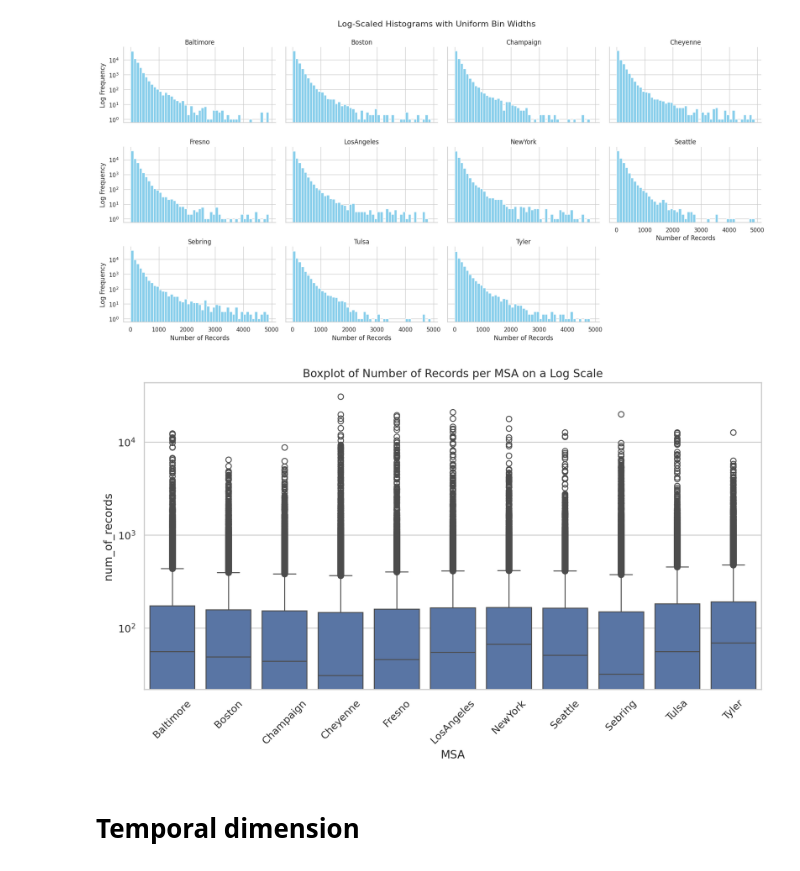
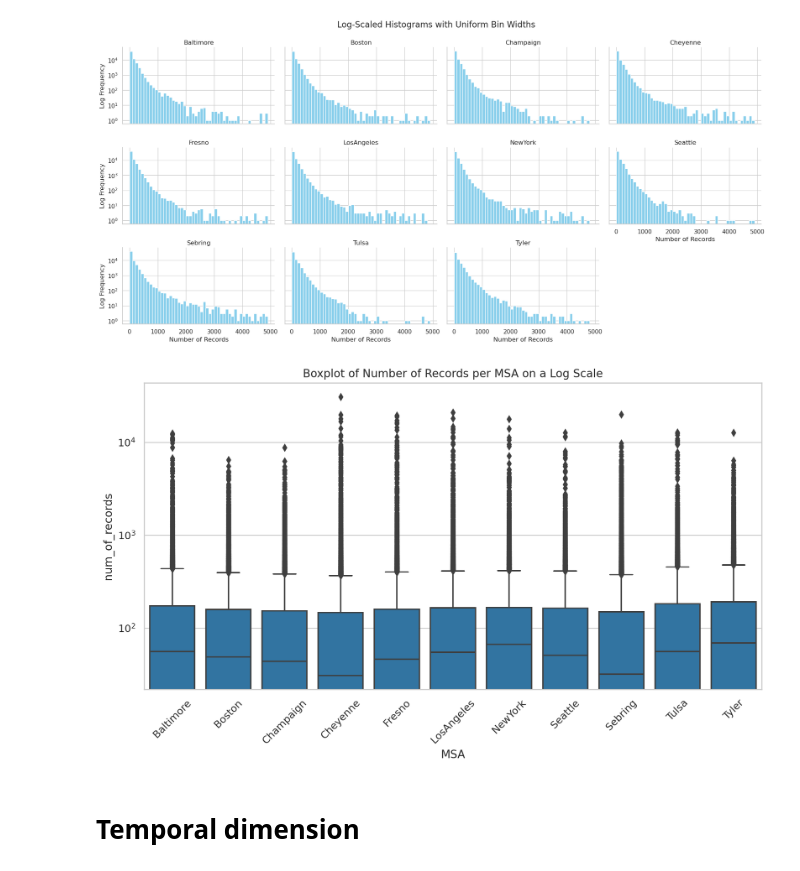
Before and after one commit to bigdata4mobility/reviewpaper, a Jupyter notebook: xinhua/02-plot.ipynb, the cells around one changed output. Cells and saved outputs as stored; diff of their text form; code cells hidden in the pictures.

```diff
--- a/xinhua/02-plot.ipynb
+++ b/xinhua/02-plot.ipynb
@@ -73,7 +75,7 @@ user_msa_map = daily_metrics_df[['user_id', 'MSA']].drop_duplicates().set_index(
 # Create a DataFrame with all date and user_id combinations
 all_dates = pd.DataFrame(date_range, columns=['date'])
 all_users = pd.DataFrame(user_msa_map.index.unique(), columns=['user_id'])
-user_dates = pd.merge(all_dates.assign(key=1), all_users.assign(key=1), on='key').drop('key', 1)
+user_dates = pd.merge(all_dates.assign(key=1), all_users.assign(key=1), on='key').drop('key', axis=1)
 # Add MSA to each user-date combination
 complete_data = user_dates.join(user_msa_map, on='user_id')
 # Merge with the original records and fill missing data
@@ -147,13 +154,14 @@ plt.show()
 # %%
 # Alternative of a boxplot for comparison
 plt.figure(figsize=(12, 6),dpi=200)
-sns.boxplot(x='MSA', y='num_of_records', data=sampled_data)
+sns.boxplot(x='MSA', y='num_of_records', data=sampled_data,color='tab:blue')
 plt.yscale('log')  # Applying log scale to y-axis
 plt.title('Boxplot of Number of Records per MSA on a Log Scale')
 plt.xticks(rotation=45)  # Rotating x labels for better readability
+plt.savefig('Figures/Boxplot_of_Number_of_Records_per_MSA_on_a_Log_Scale.png')
 plt.show()
 # %% [output]
-[figure, old version]
+[figure, new version]
 # %% [markdown]
 # Temporal dimension
 # %% [markdown]
```
Also changed, not shown: parts of 9 cells of this notebook, 11 other files.
